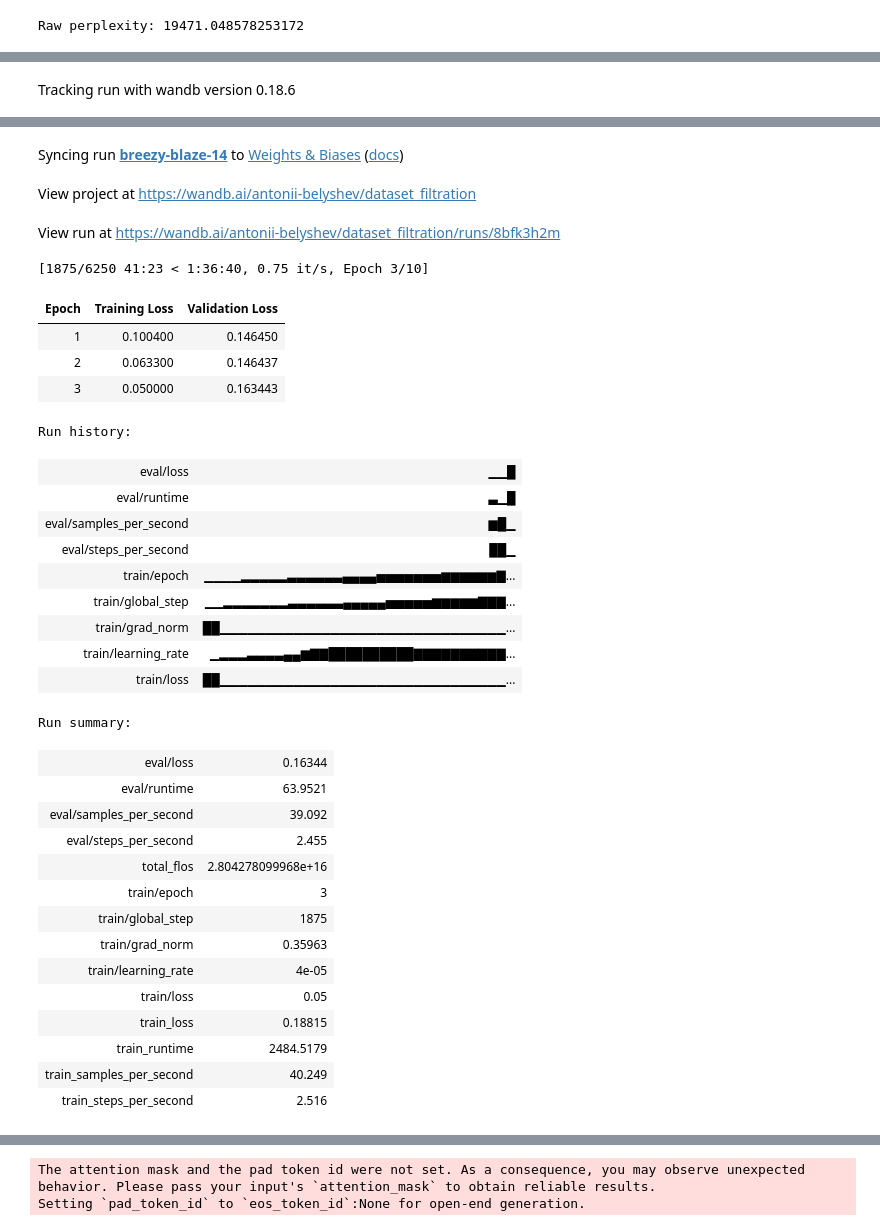
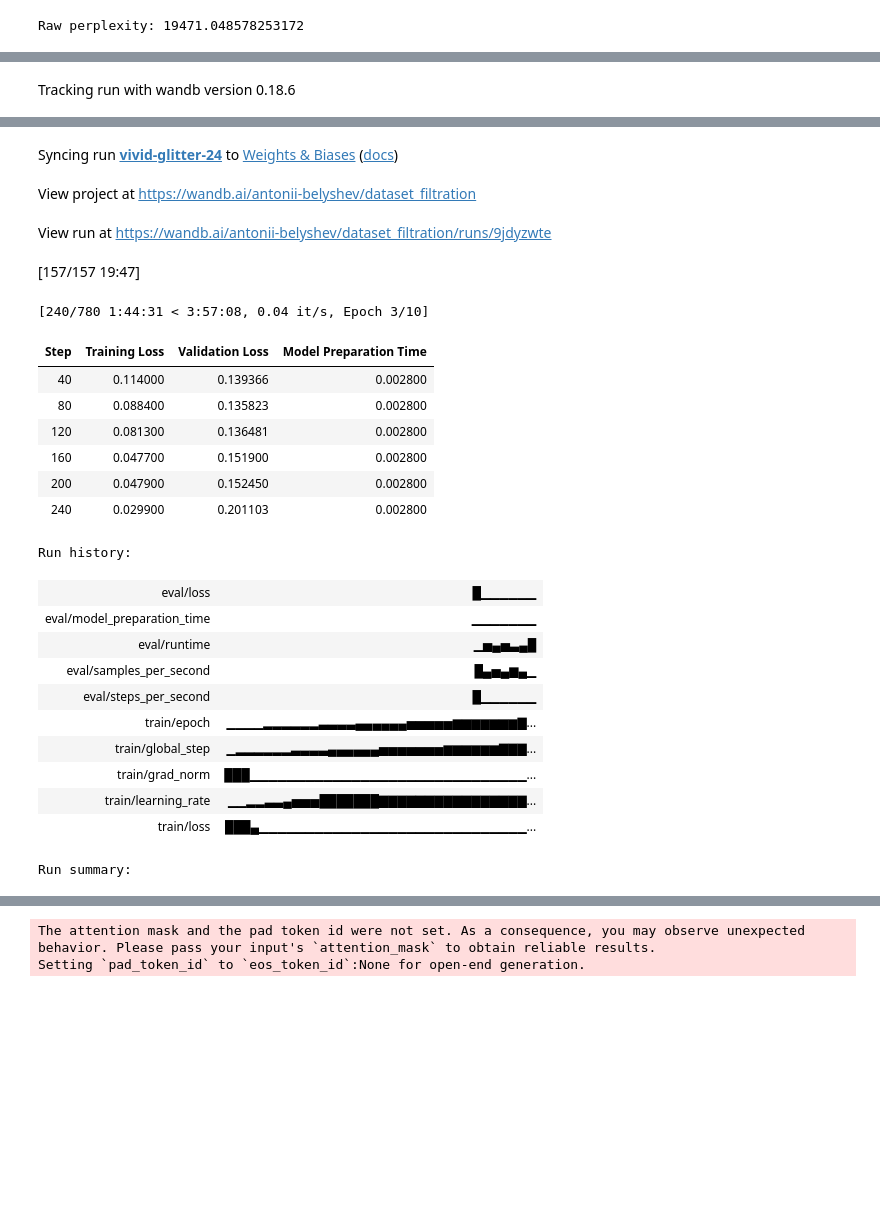
Before and after one commit to antoniibelyshev/data-filtration-for-code-generation, a Jupyter notebook: finetune.ipynb, the cells around one changed output, grey strips where cells are left out. Drawn from its saved outputs; the diff is of its cells as text; code cells hidden in the pictures; blank space fills up the shorter version.

Commit message:
corrections for finetuning

```diff
--- a/finetune.ipynb
+++ b/finetune.ipynb
@@ -47,16 +47,24 @@ raw_perplexity = np.mean(raw_perplexity_dataset["perplexity"])
 print("Raw perplexity:", raw_perplexity)
 # %% [output]
 Raw perplexity: 19471.048578253172
+# %%
+finetune_kwargs = {
+    "per_device_train_batch_size": 16,
+    "warmup_ratio": 0.1,
+    "per_device_eval_batch_size": 16,
+    "gradient_accumulation_steps": 8,
+    "evaluation_strategy": "steps",
+    "eval_steps": 40,
+    "save_strategy": "steps",
+    "save_steps": 40,
+}
 # %%
 finetuned_model = finetune(
     model,
     tokenizer,
     train_eval_split,
     run_name = "full_dataset_finetuning",
-    per_device_train_batch_size = 16,
-    warmup_ratio = 0.1,
-    per_device_eval_batch_size = 16,
-    gradient_accumulation_steps = 16,
+    **finetune_kwargs,
 )
 # %% [output]
 wandb: Using wandb-core as the SDK backend.  Please refer to https://wandb.me/wandb-core for more information.
@@ -120,12 +121,20 @@ for part in ["low", "mid", "high"]:
         "train": filter_dataset(train_dataset, "perplexity", 0.5, part),
         "test": eval_dataset
     })
-    finetuned_model = finetune(model, tokenizer, dataset, per_device_train_batch_size=16, warmup_ratio=0.1, per_device_eval_batch_size=16)
+
+    name = f"{part}_perplexity_dataset_finetuning"
+    finetuned_model = finetune(
+        model,
+        tokenizer,
+        dataset,
+        run_name = name,
+        **finetune_kwargs
+    )
 
     finetuned_perplexity_dataset = test_dataset.map(compute_perplexity, fn_kwargs={"model": finetuned_model, "tokenizer": tokenizer}, batched=True, batch_size=8)
     perplexities.append(np.mean(finetuned_perplexity_dataset["perplexity"]))
 
-    finetuned_model.save_pretrained(f"finetuned_checkpoints/{part}_perplexity_dataset_finetuning")
+    finetuned_model.save_pretrained(f"finetuned_checkpoints/{name}")
 # %% [output]
 Some weights of the model checkpoint at Salesforce/codegen-350M-mono were not used when initializing CodeGenForCausalLM: ['transformer.h.0.attn.causal_mask', 'transformer.h.1.attn.causal_mask', 'trans ...
 - This IS expected if you are initializing CodeGenForCausalLM from the checkpoint of a model trained on another task or with another architecture (e.g. initializing a BertForSequenceClassification mod ...
@@ -138,33 +147,24 @@ Run data is saved locally in /home/coder/project/wandb/run-20241119_175304-8bfk3
-Syncing run breezy-blaze-14 to Weights & Biases (docs)
+Syncing run vivid-glitter-24 to Weights & Biases (docs)
 View project at https://wandb.ai/antonii-belyshev/dataset_filtration
-View run at https://wandb.ai/antonii-belyshev/dataset_filtration/runs/8bfk3h2m
+View run at https://wandb.ai/antonii-belyshev/dataset_filtration/runs/9jdyzwte
+[157/157 19:47]
-[1875/6250 41:23 < 1:36:40, 0.75 it/s, Epoch 3/10]
+[240/780 1:44:31 < 3:57:08, 0.04 it/s, Epoch 3/10]
-| Epoch | Training Loss | Validation Loss |
-| 1 | 0.100400 | 0.146450 |
-| 2 | 0.063300 | 0.146437 |
-| 3 | 0.050000 | 0.163443 |
+| Step | Training Loss | Validation Loss | Model Preparation Time |
+| 40 | 0.114000 | 0.139366 | 0.002800 |
+| 80 | 0.088400 | 0.135823 | 0.002800 |
+| 120 | 0.081300 | 0.136481 | 0.002800 |
+| 160 | 0.047700 | 0.151900 | 0.002800 |
+| 200 | 0.047900 | 0.152450 | 0.002800 |
+| 240 | 0.029900 | 0.201103 | 0.002800 |
 Run history:
-| eval/loss | ▁▁█ |
-| eval/runtime | ▃▁█ |
-| eval/samples_per_second | ▆█▁ |
-| eval/steps_per_second | ██▁ |
-| train/epoch | ▁▁▁▁▂▂▂▂▂▃▃▃▃▃▃▄▄▄▄▅▅▅▅▅▅▅▆▆▆▆▆▆▇... |
-| train/global_step | ▁▁▂▂▂▂▂▂▂▃▃▃▃▃▃▄▄▄▄▄▅▅▅▅▅▆▆▆▆▆▇▇▇... |
-| train/grad_norm | ██▁▁▁▁▁▁▁▁▁▁▁▁▁▁▁▁▁▁▁▁▁▁▁▁▁▁▁▁▁▁▁... |
-| train/learning_rate | ▁▂▂▂▃▃▃▃▄▄▆▇▇██████████▇▇▇▇▇▇▇▇▇▇... |
-| train/loss | ██▁▁▁▁▁▁▁▁▁▁▁▁▁▁▁▁▁▁▁▁▁▁▁▁▁▁▁▁▁▁▁... |
+| eval/loss | █▁▁▁▁▁▁ |
+| eval/model_preparation_time | ▁▁▁▁▁▁▁ |
+| eval/runtime | ▁▅▄▅▃▄█ |
+| eval/samples_per_second | █▄▅▄▆▄▁ |
+| eval/steps_per_second | █▁▁▁▁▁▁ |
+| train/epoch | ▁▁▁▁▂▂▂▂▂▂▃▃▃▃▄▄▄▄▄▄▅▅▅▅▅▆▆▆▆▆▆▆▇... |
+| train/global_step | ▁▂▂▂▂▂▂▃▃▃▃▄▄▄▄▄▄▅▅▅▅▅▅▅▆▆▆▆▆▆▇▇▇... |
+| train/grad_norm | ███▁▁▁▁▁▁▁▁▁▁▁▁▁▁▁▁▁▁▁▁▁▁▁▁▁▁▁▁▁▁... |
+| train/learning_rate | ▁▁▂▂▃▃▄▅▅▅███████▇▇▇▇▇▇▇▇▇▇▇▇▇▇▇▇... |
+| train/loss | ███▄▁▁▁▁▁▁▁▁▁▁▁▁▁▁▁▁▁▁▁▁▁▁▁▁▁▁▁▁▁... |
 Run summary:
-| eval/loss | 0.16344 |
-| eval/runtime | 63.9521 |
-| eval/samples_per_second | 39.092 |
-| eval/steps_per_second | 2.455 |
-| total_flos | 2.804278099968e+16 |
-| train/epoch | 3 |
-| train/global_step | 1875 |
-| train/grad_norm | 0.35963 |
-| train/learning_rate | 4e-05 |
-| train/loss | 0.05 |
-| train_loss | 0.18815 |
-| train_runtime | 2484.5179 |
-| train_samples_per_second | 40.249 |
-| train_steps_per_second | 2.516 |
```
Also changed, not shown: parts of 4 cells of this notebook, 1 other file.
